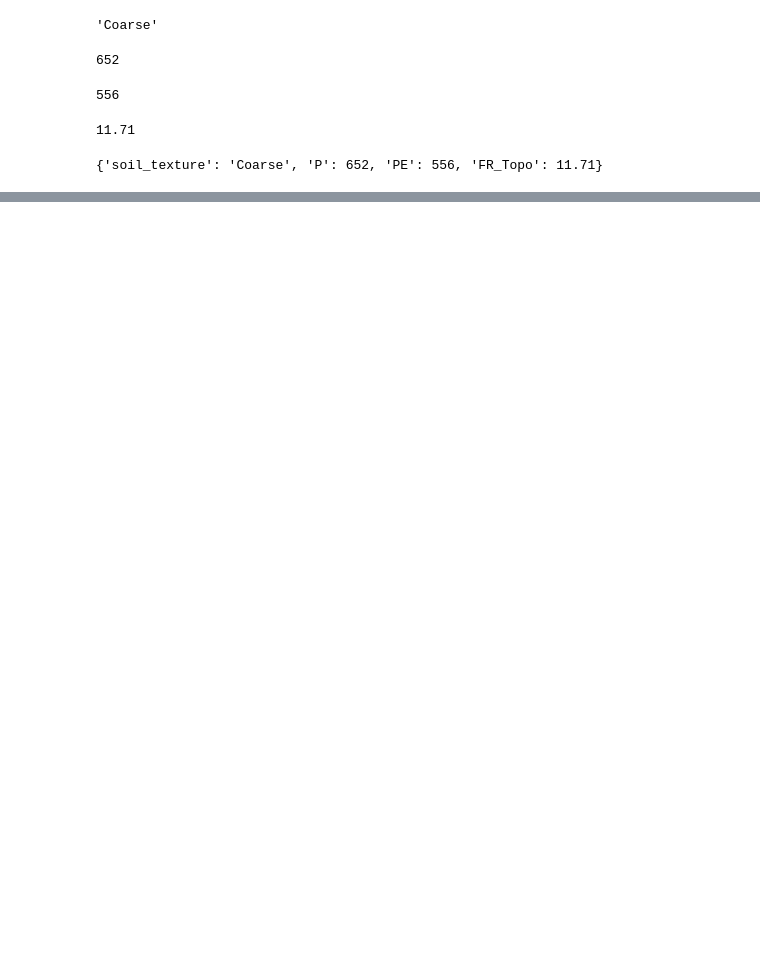
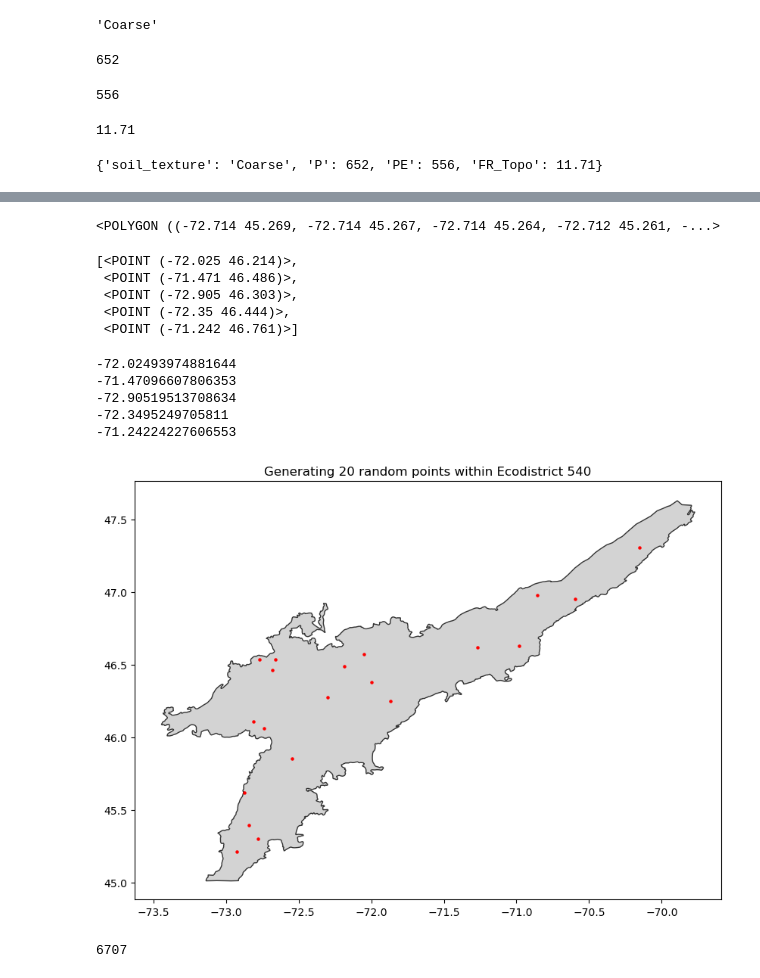
Before and after one commit to ubc-litefarm-datateam/pyHolos-Litefarm, a Jupyter notebook: notebooks/data_loader.ipynb, the cells around one changed output, grey strips where cells are left out. Cells and saved outputs as stored; diff of their text form; code cells hidden in the pictures; blank space fills up the shorter version.

```diff
--- a/notebooks/data_loader.ipynb
+++ b/notebooks/data_loader.ipynb
@@ -303,0 +324,4 @@ climate_dict
+# %%
+farm_ecodistrict = ecodistrict.query(f"ECO_ID == {eco_id}")
+farm_ecodistrict_geometry = farm_ecodistrict["geometry"].iloc[0]
+farm_ecodistrict_geometry
@@ -303,0 +351,18 @@ climate_dict
+# %%
+farm_ecodistrict = gpd.sjoin(ecodistrict,
+                          farm_gdf,
+                          how='inner',
+                          predicate='contains')
+farm_ecodistrict_polygon = farm_ecodistrict["geometry"].iloc[0]
+farm_ecodistrict_polygon
+# %% [output]
+<POLYGON ((-72.714 45.269, -72.714 45.267, -72.714 45.264, -72.712 45.261, -...>
+# %%
+random_points = generate_random_points(farm_ecodistrict_polygon, num_points=5)
+random_points
+# %% [output]
+[<POINT (-72.025 46.214)>,
+ <POINT (-71.471 46.486)>,
+ <POINT (-72.905 46.303)>,
+ <POINT (-72.35 46.444)>,
+ <POINT (-71.242 46.761)>]
@@ -303,0 +374,25 @@ climate_dict
+# %%
+for point in point_coords:
+    longitude, latitude = point
+    print(longitude)
+# %% [output]
+-72.02493974881644
+-71.47096607806353
+-72.90519513708634
+-72.3495249705811
+-71.24224227606553
+# %%
+import matplotlib.pyplot as plt
+from shapely.geometry import Point, Polygon
+
+fig, ax = plt.subplots(figsize=(10, 8))
+
+# Plot the provinces first
+farm_ecodistrict_geometry = gpd.GeoDataFrame(geometry=[farm_ecodistrict_geometry])
+farm_ecodistrict_geometry.plot(ax=ax, edgecolor="0.2", color='lightgrey')
+random_points_geoseries.plot(ax=ax, marker='o', color='red', markersize=5)
+
+plt.title(f"Generating 20 random points within Ecodistrict {eco_id}")
+plt.show()
+# %% [output]
+[figure, added]
@@ -303,0 +416,5 @@ climate_dict
+# %%
+smu_id = get_raster_value(raster_path, longitude, latitude)
+smu_id
+# %% [output]
+6707
```
Also changed, not shown: parts of 26 cells of this notebook, 17 other files.
